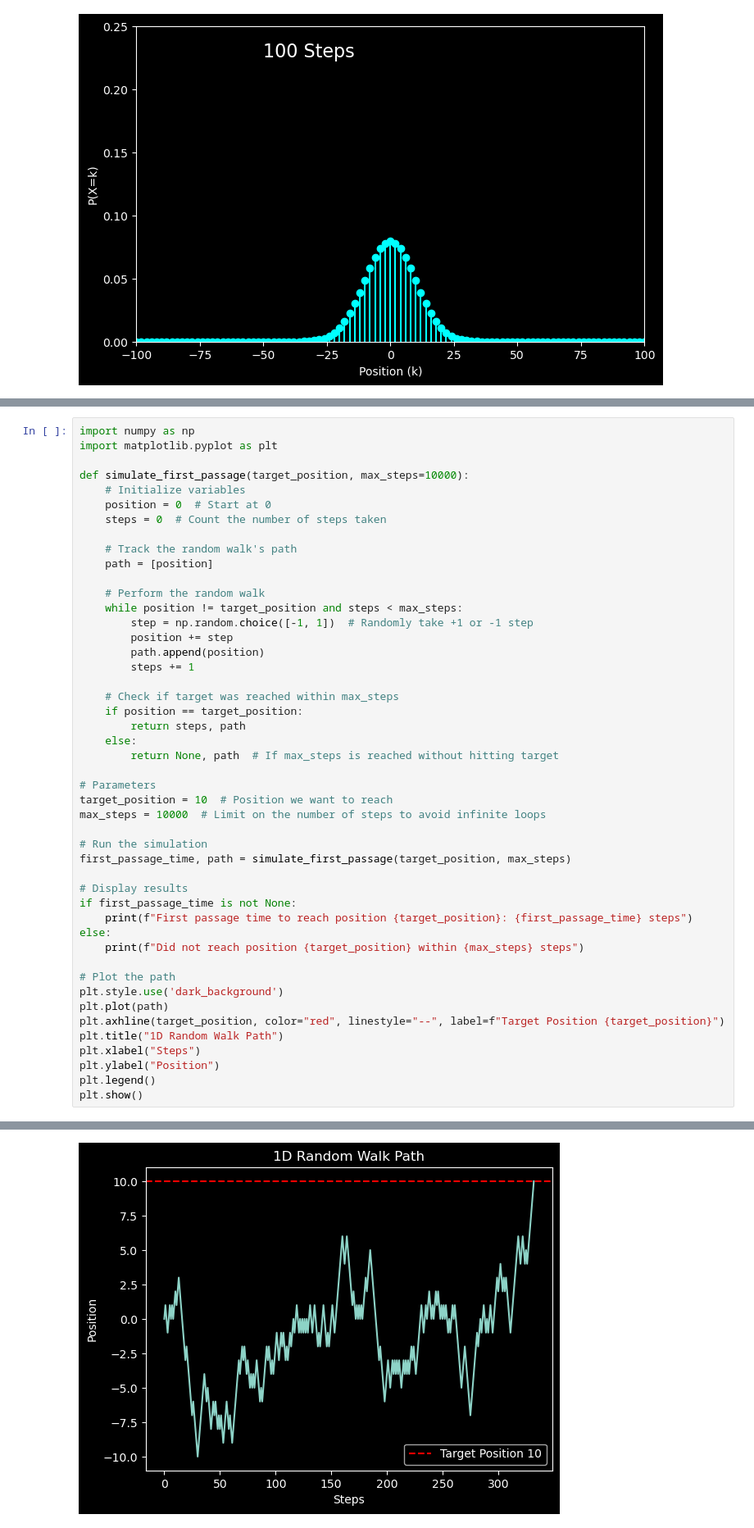
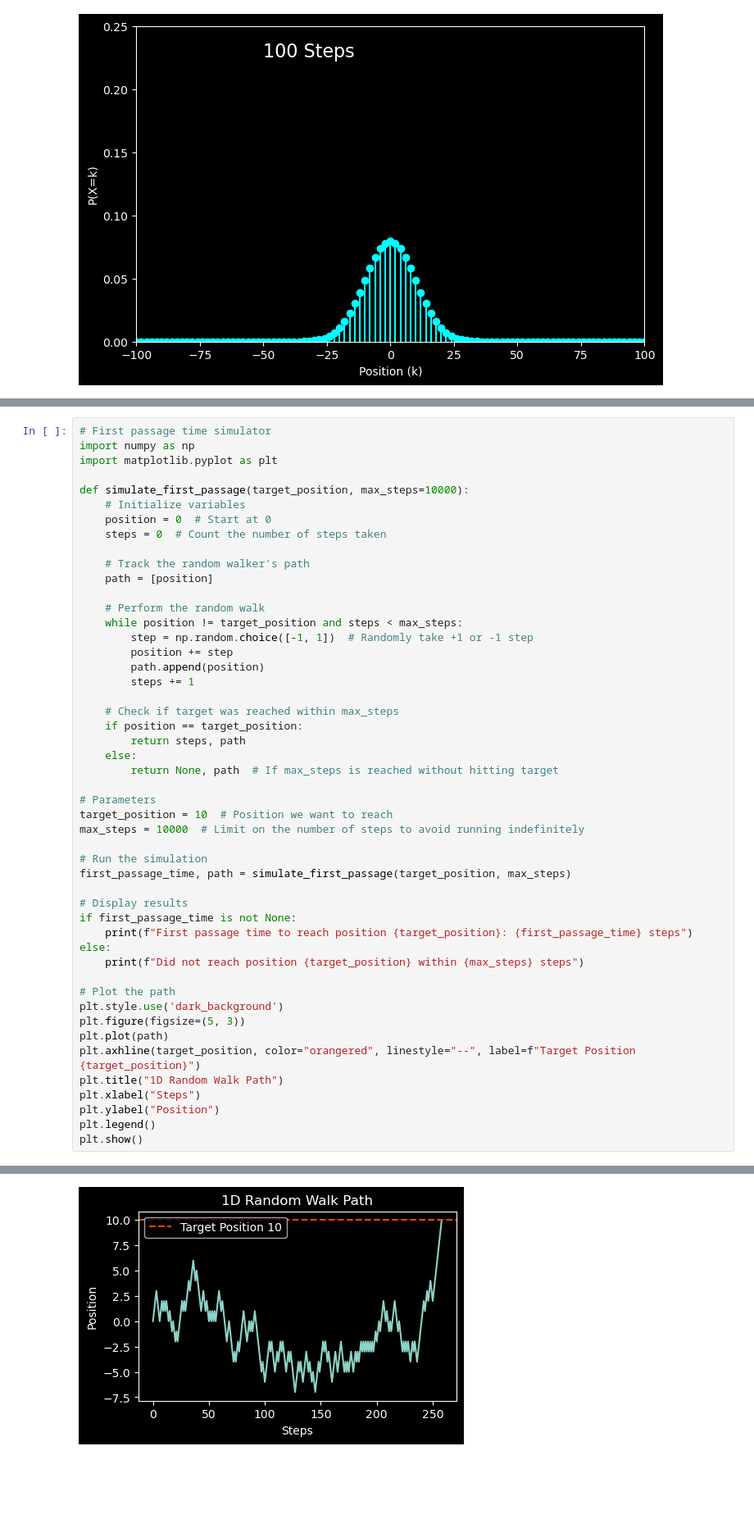
Before and after one commit to CAS-ReproLab/FunWithModels, a Jupyter notebook: Random Walks/1D_SRW.ipynb, the cells around one changed output, grey strips where cells are left out. Shown: that part at 82% size. Drawn from its saved outputs; the diff is of its cells as text; blank space fills up the shorter version.

```diff
--- a/Random Walks/1D_SRW.ipynb
+++ b/Random Walks/1D_SRW.ipynb
@@ -289,4 +315,5 @@ The expected first passage time is proportional to the square of the position $E
 # %%
+# First passage time simulator
 import numpy as np
 import matplotlib.pyplot as plt
 
@@ -295,7 +322,7 @@ def simulate_first_passage(target_position, max_steps=10000):
     position = 0  # Start at 0
     steps = 0  # Count the number of steps taken
 
-    # Track the random walk's path
+    # Track the random walker's path
     path = [position]
 
     # Perform the random walk
@@ -313,7 +340,7 @@ def simulate_first_passage(target_position, max_steps=10000):
 
 # Parameters
 target_position = 10  # Position we want to reach
-max_steps = 10000  # Limit on the number of steps to avoid infinite loops
+max_steps = 10000  # Limit on the number of steps to avoid running indefinitely
 
 # Run the simulation
 first_passage_time, path = simulate_first_passage(target_position, max_steps)
@@ -326,8 +353,9 @@ else:
 
 # Plot the path
 plt.style.use('dark_background')
+plt.figure(figsize=(5, 3))
 plt.plot(path)
-plt.axhline(target_position, color="red", linestyle="--", label=f"Target Position {target_position}")
+plt.axhline(target_position, color="orangered", linestyle="--", label=f"Target Position {target_position}")
 plt.title("1D Random Walk Path")
 plt.xlabel("Steps")
 plt.ylabel("Position")
@@ -338,2 +366,2 @@ First passage time to reach position 10: 332 steps
-[figure, old version]
+[figure, new version]
 # %% [markdown]
```
Also changed, not shown: parts of 8 cells of this notebook.
